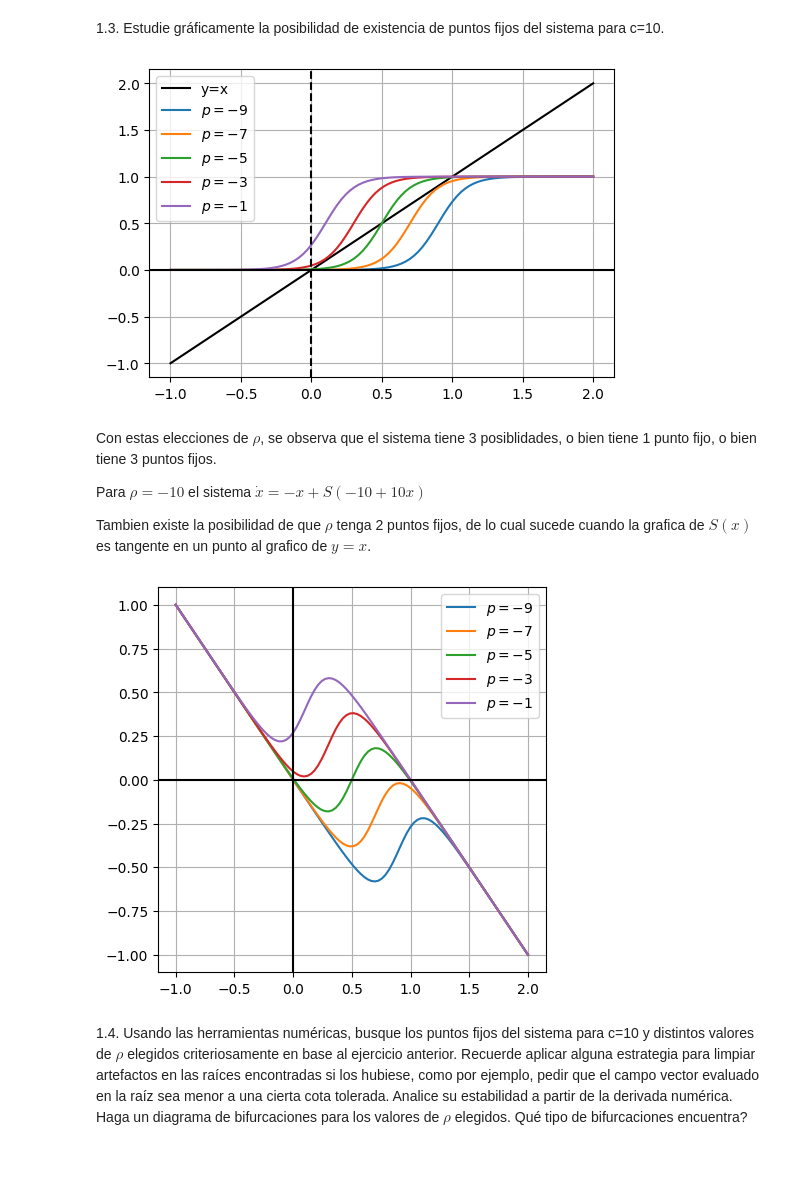
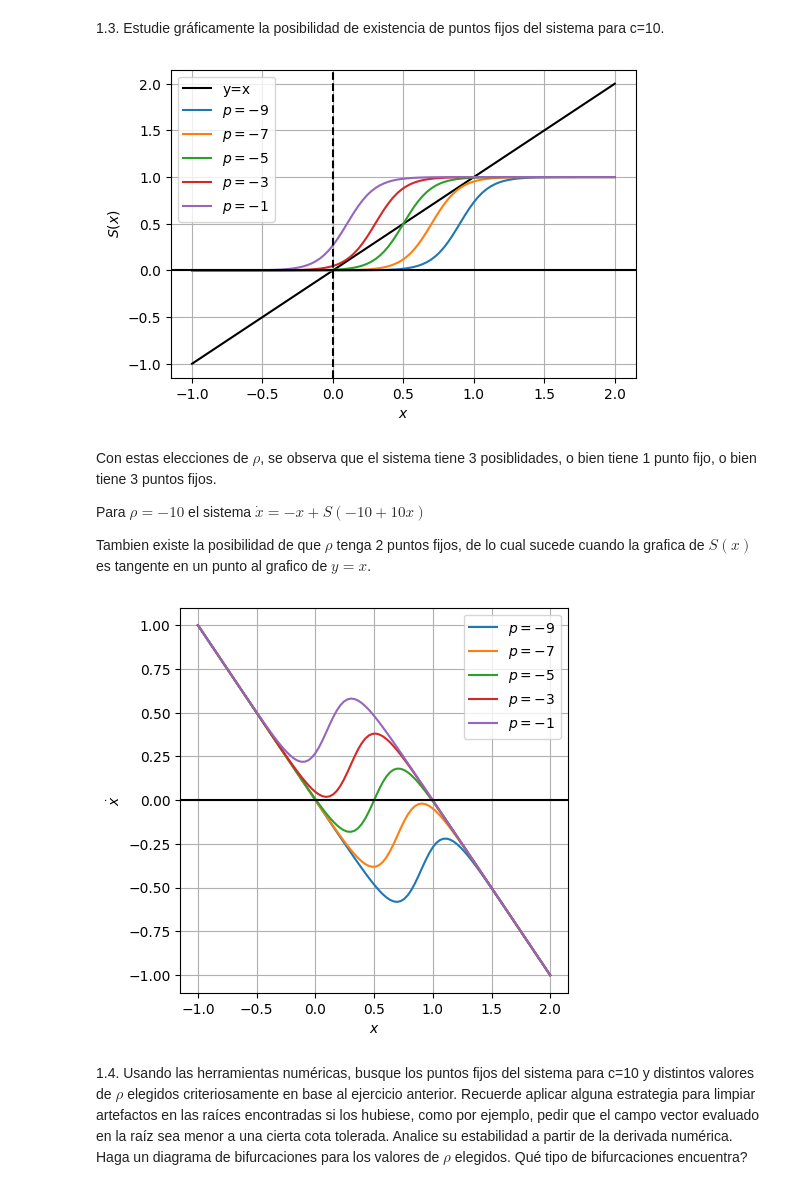
Before and after one commit to lmendezayl/modelado-continuo, a Jupyter notebook: trabajos-practicos/TP1IMC2025_MENDEZ_STANGALINI_DRELEWICZ.ipynb, the cells around one changed output. Drawn from its saved outputs; the diff is of its cells as text; code cells hidden in the pictures; blank space fills up the shorter version.

```diff
--- a/trabajos-practicos/TP1IMC2025_MENDEZ_STANGALINI_DRELEWICZ.ipynb
+++ b/trabajos-practicos/TP1IMC2025_MENDEZ_STANGALINI_DRELEWICZ.ipynb
@@ -76,10 +78,12 @@ for pi in p:
     plt.plot(x, S(x, p=pi, c=10), label=f"$p = {pi}$")
 plt.axvline(x=0, color='k', linestyle="--")
 plt.axhline(y=0, color='k')
+plt.xlabel("$x$")
+plt.ylabel("$S(x)$")
 plt.legend()
 plt.grid()
 # %% [output]
-[figure, old version]
+[figure, new version]
 # %% [markdown]
 Con estas elecciones de $\rho$, se observa que el sistema tiene 3 posiblidades, o bien tiene 1 punto fijo, o bien tiene 3 puntos fijos.
 
@@ -89,17 +93,18 @@ Tambien existe la posibilidad de que $\rho$ tenga 2 puntos fijos, de lo cual suc
 # %%
 # Definimos el sistema
 def f(x, p):
     return -x + S(x, p=p, c=10)
 
 plt.figure(figsize=(5, 5))
 for pi in p:
     plt.plot(x, f(x, pi), label=f"$p = {pi}$")
-plt.axvline(x=0, color='k')
 plt.axhline(y=0, color='k')
+plt.xlabel("$x$")
+plt.ylabel("$\dot x$")
 plt.legend()
 plt.grid()
 # %% [output]
-[figure, old version]
+[figure, new version]
 # %% [markdown]
 
 1.4. Usando las herramientas numéricas, busque los puntos fijos del sistema para c=10 y distintos valores de $\rho$ elegidos criteriosamente en base al ejercicio anterior. Recuerde aplicar alguna estrategia para limpiar artefactos en las raíces encontradas si los hubiese, como por ejemplo, pedir que el campo vector evaluado en la raíz sea menor a una cierta cota tolerada. Analice su estabilidad a partir de la derivada numérica. Haga un diagrama de bifurcaciones para los valores de $\rho$ elegidos. Qué tipo de bifurcaciones encuentra?
```
Also changed, not shown: parts of 29 cells of this notebook.
